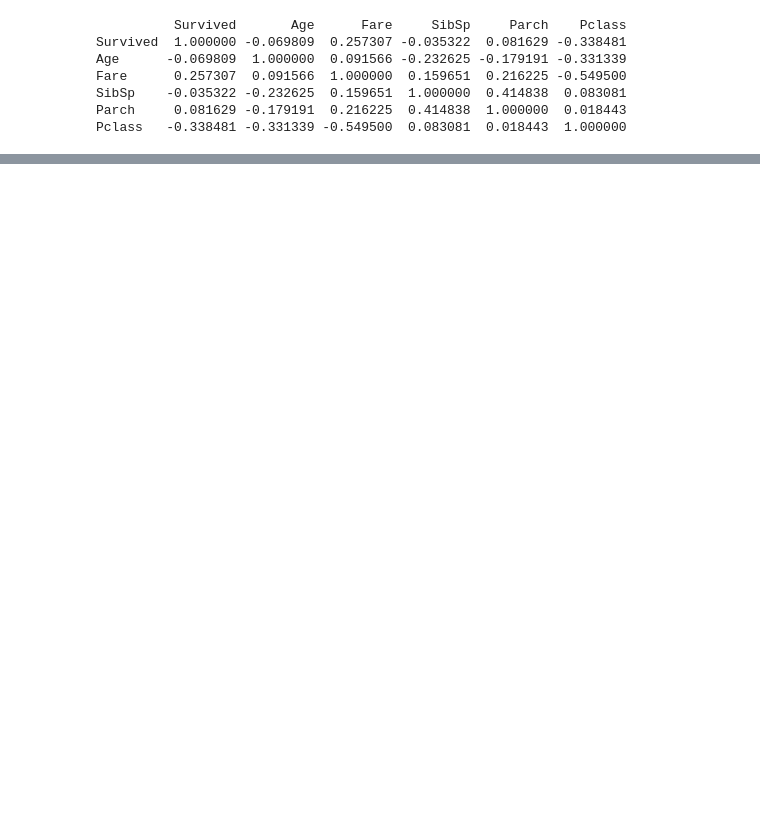
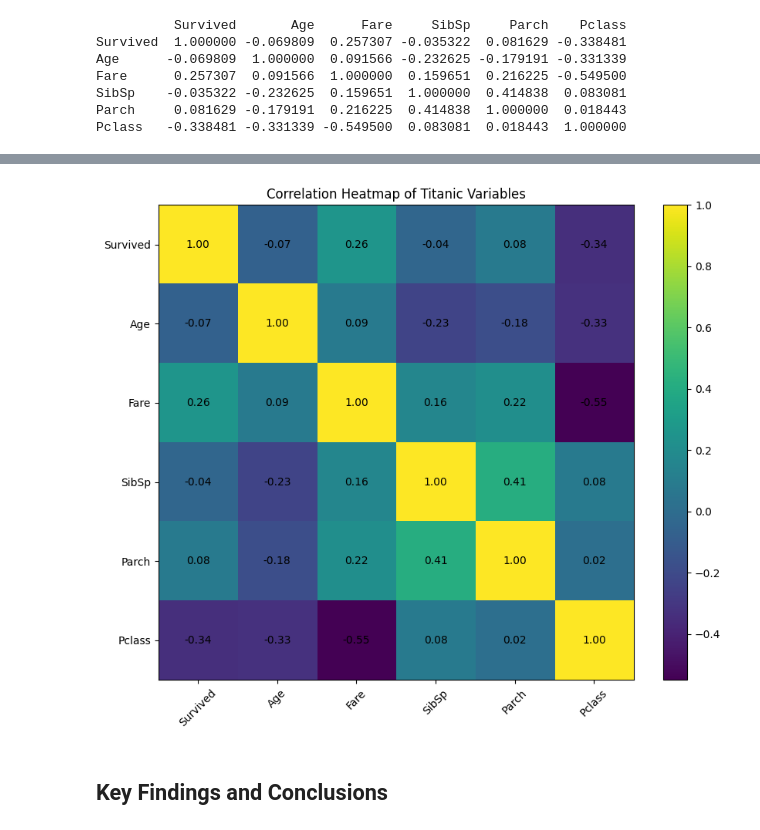
Before and after one commit to tingly-amua/Titanic-Survival-Analysis, a Jupyter notebook: titanic.ipynb, the cells around one changed output, grey strips where cells are left out. Saved outputs shown, nothing was run; the diff lists cells and outputs as text; code cells hidden in the pictures; blank space fills up the shorter version.

Commit message:
create correlation heatmap

```diff
--- a/titanic.ipynb
+++ b/titanic.ipynb
@@ -604,0 +678,35 @@ Pclass   -0.338481 -0.331339 -0.549500  0.083081  0.018443  1.000000
+# %%
+# correlation heatmap
+plt.figure(figsize=(10, 8))
+
+plt.imshow(correlation_matrix)
+
+plt.colorbar()
+
+plt.xticks(
+    range(len(correlation_matrix.columns)),
+    correlation_matrix.columns,
+    rotation=45
+)
+
+plt.yticks(
+    range(len(correlation_matrix.columns)),
+    correlation_matrix.columns
+)
+
+for i in range(len(correlation_matrix.columns)):
+    for j in range(len(correlation_matrix.columns)):
+        plt.text(
+            j, i,
+            f'{correlation_matrix.iloc[i, j]:.2f}',
+            ha='center',
+            va='center'
+        )
+
+plt.title('Correlation Heatmap of Titanic Variables')
+
+plt.show()
+# %% [output]
+[figure, added]
+# %% [markdown]
+## Key Findings and Conclusions
```
Also changed, not shown: parts of 12 cells of this notebook.
